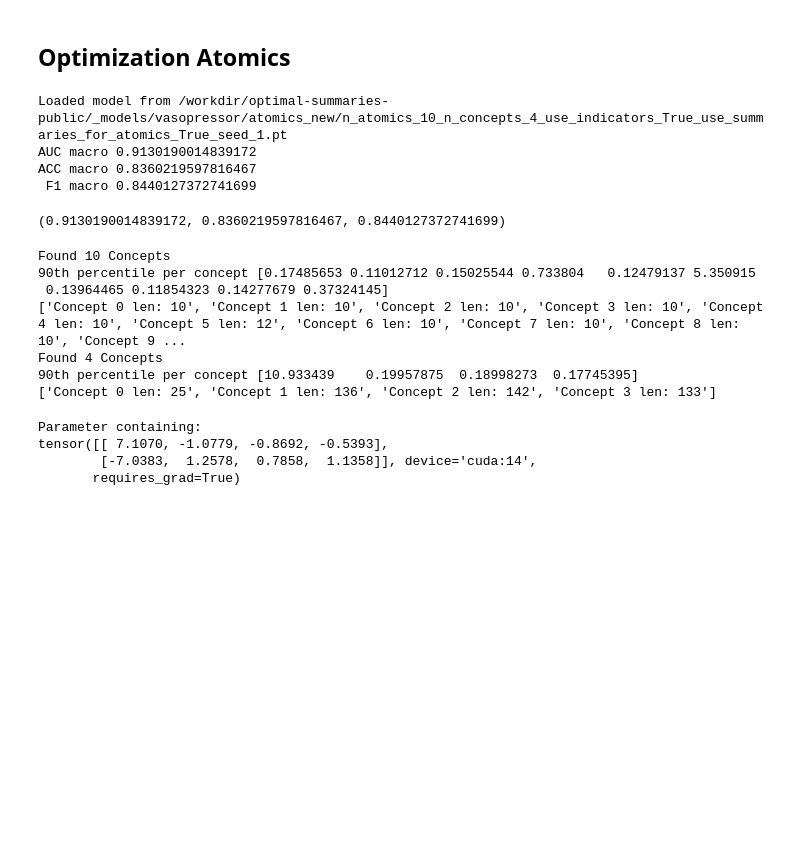
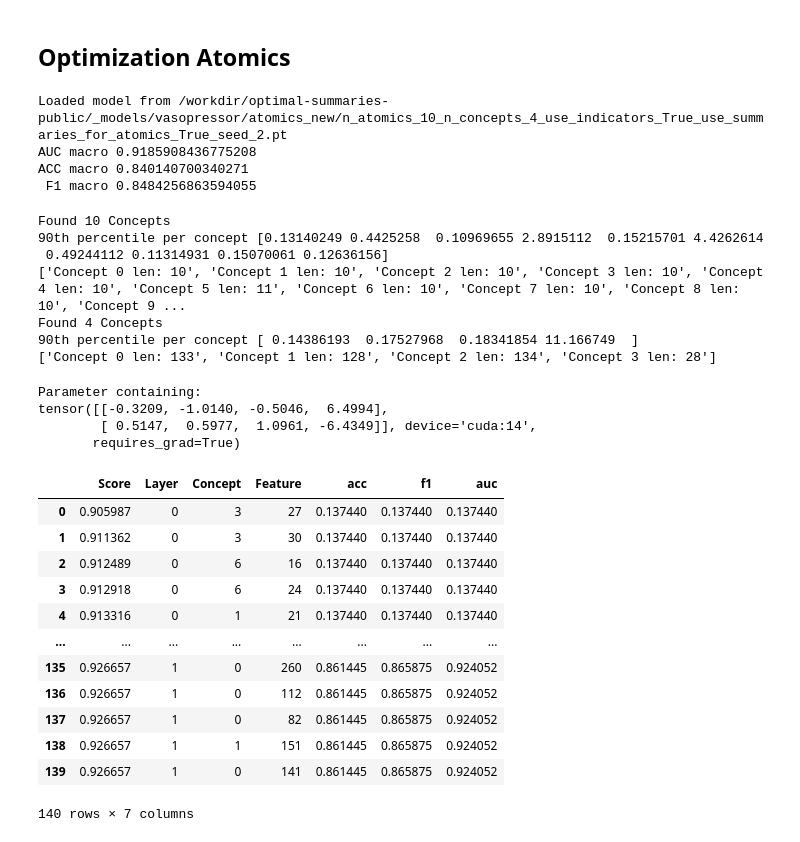
Before and after one commit to KevinArmbruster/optimal-summaries-public, a Jupyter notebook: vasopressor/vasopressor greedy selection copy.ipynb, the cells around one changed output. Cells and saved outputs as stored; diff of their text form; code cells hidden in the pictures; blank space fills up the shorter version.

```diff
--- a/vasopressor/vasopressor greedy selection copy.ipynb
+++ b/vasopressor/vasopressor greedy selection copy.ipynb
@@ -319,53 +319,75 @@ plt.show()
 # %% [markdown]
 ## Optimization Atomics
 # %%
-# feature weights
-config_atomics = {
-    "n_atomics": 10, # 30
-    "n_concepts": 4, # 20
-    "use_indicators": True,
-    "use_summaries_for_atomics": True,
-}
+experiment_folder = "/workdir/optimal-summaries-public/_models/vasopressor/atomics_new/"
 
-experiment_folder = "/workdir/optimal-summaries-public/_models/vasopressor/atomics_new/"
-model_path = experiment_folder + "".join([f"{key}_{{{key}}}_" for key in config_atomics.keys()]) + "seed_{seed}.pt"
+def get_model(random_seed):
+    # feature weights
+    config_atomics = {
+        "n_atomics": 10, # 30
+        "n_concepts": 4, # 20
+        "use_indicators": True,
+        "use_summaries_for_atomics": True,
+    }
 
-train_loader, val_loader, test_loader, class_weights, num_classes, changing_vars, static_names, seq_len = load_and_create_MIMIC_dataloader(output_dim = 2, batch_size = 512, random_state = random_seed)
+    model_path = experiment_folder + "".join([f"{key}_{{{key}}}_" for key in config_atomics.keys()]) + "seed_{seed}.pt"
 
-top_k = "" # "/workdir/optimal-summaries-public/_models/vasopressor/atomics/top-k/bottleneck_topkinds.csv"
+    train_loader, val_loader, test_loader, class_weights, num_classes, changing_vars, static_names, seq_len = load_and_create_MIMIC_dataloader(output_dim = 2, batch_size = 512, random_state = random_seed)
 
-model = models_3d_atomics.CBM(**config_atomics, static_dim=static_dim, changing_dim=changing_dim, seq_len=seq_len, output_dim=2, top_k=top_k, device=device)
-model.fit(train_loader, val_loader, p_weight=class_weights.to(device), save_model_path=model_path.format(**config_atomics, seed = random_seed), max_epochs=10000)
+    top_k = "" # "/workdir/optimal-summaries-public/_models/vasopressor/atomics/top-k/bottleneck_topkinds.csv"
 
-evaluate_classification(model, test_loader, num_classes=num_classes, device=device)
+    model = models_3d_atomics.CBM(**config_atomics, static_dim=static_dim, changing_dim=changing_dim, seq_len=seq_len, output_dim=2, top_k=top_k, device=device)
+    model.fit(train_loader, val_loader, p_weight=class_weights.to(device), save_model_path=model_path.format(**config_atomics, seed = random_seed), max_epochs=10000)
+
+    evaluate_classification(model, test_loader, num_classes=num_classes, device=device)
+    return model
+
+model = get_model(2)
 # %% [output]
-Loaded model from /workdir/optimal-summaries-public/_models/vasopressor/atomics_new/n_atomics_10_n_concepts_4_use_indicators_True_use_summaries_for_atomics_True_seed_1.pt
-AUC macro 0.9130190014839172
-ACC macro 0.8360219597816467
- F1 macro 0.8440127372741699
+Loaded model from /workdir/optimal-summaries-public/_models/vasopressor/atomics_new/n_atomics_10_n_concepts_4_use_indicators_True_use_summaries_for_atomics_True_seed_2.pt
+AUC macro 0.9185908436775208
+ACC macro 0.840140700340271
+ F1 macro 0.8484256863594055
-(0.9130190014839172, 0.8360219597816467, 0.8440127372741699)
 # %%
 top_k_inds = [get_top_features_per_concept(layer) for layer in model.regularized_layers]
 # top_k_inds
 model.layer_output.weight
 # %% [output]
 Found 10 Concepts
-90th percentile per concept [0.17485653 0.11012712 0.15025544 0.733804   0.12479137 5.350915
- 0.13964465 0.11854323 0.14277679 0.37324145]
-['Concept 0 len: 10', 'Concept 1 len: 10', 'Concept 2 len: 10', 'Concept 3 len: 10', 'Concept 4 len: 10', 'Concept 5 len: 12', 'Concept 6 len: 10', 'Concept 7 len: 10', 'Concept 8 len: 10', 'Concept 9 ...
+90th percentile per concept [0.13140249 0.4425258  0.10969655 2.8915112  0.15215701 4.4262614
+ 0.49244112 0.11314931 0.15070061 0.12636156]
+['Concept 0 len: 10', 'Concept 1 len: 10', 'Concept 2 len: 10', 'Concept 3 len: 10', 'Concept 4 len: 10', 'Concept 5 len: 11', 'Concept 6 len: 10', 'Concept 7 len: 10', 'Concept 8 len: 10', 'Concept 9 ...
 Found 4 Concepts
-90th percentile per concept [10.933439    0.19957875  0.18998273  0.17745395]
-['Concept 0 len: 25', 'Concept 1 len: 136', 'Concept 2 len: 142', 'Concept 3 len: 133']
+90th percentile per concept [ 0.14386193  0.17527968  0.18341854 11.166749  ]
+['Concept 0 len: 133', 'Concept 1 len: 128', 'Concept 2 len: 134', 'Concept 3 len: 28']
 Parameter containing:
-tensor([[ 7.1070, -1.0779, -0.8692, -0.5393],
-        [-7.0383,  1.2578,  0.7858,  1.1358]], device='cuda:14',
+tensor([[-0.3209, -1.0140, -0.5046,  6.4994],
+        [ 0.5147,  0.5977,  1.0961, -6.4349]], device='cuda:14',
        requires_grad=True)
 # %%
+auroc_metric = AUROC(task="binary").to(device)
+accuracy_metric = Accuracy(task="binary").to(device)
+f1_metric = F1Score(task="binary").to(device)
+
 track_metrics={"acc": accuracy_metric,
                "f1": f1_metric,
                "auc": auroc_metric,
                }
 
 greedy_results_atomics = greedy_forward_selection(model=model, layers_to_prune=model.regularized_layers, top_k_inds=top_k_inds, val_loader=val_loader, optimize_metric=auroc_metric, device=device, track_metrics=track_metrics)
 greedy_results_atomics
+# %% [output]
+|  | Score | Layer | Concept | Feature | acc | f1 | auc |
+| 0 | 0.905987 | 0 | 3 | 27 | 0.137440 | 0.137440 | 0.137440 |
+| 1 | 0.911362 | 0 | 3 | 30 | 0.137440 | 0.137440 | 0.137440 |
+| 2 | 0.912489 | 0 | 6 | 16 | 0.137440 | 0.137440 | 0.137440 |
+| 3 | 0.912918 | 0 | 6 | 24 | 0.137440 | 0.137440 | 0.137440 |
+| 4 | 0.913316 | 0 | 1 | 21 | 0.137440 | 0.137440 | 0.137440 |
+| ... | ... | ... | ... | ... | ... | ... | ... |
+| 135 | 0.926657 | 1 | 0 | 260 | 0.861445 | 0.865875 | 0.924052 |
+| 136 | 0.926657 | 1 | 0 | 112 | 0.861445 | 0.865875 | 0.924052 |
+| 137 | 0.926657 | 1 | 0 | 82 | 0.861445 | 0.865875 | 0.924052 |
+| 138 | 0.926657 | 1 | 1 | 151 | 0.861445 | 0.865875 | 0.924052 |
+| 139 | 0.926657 | 1 | 0 | 141 | 0.861445 | 0.865875 | 0.924052 |
+140 rows × 7 columns
 # %%
```
Also changed, not shown: parts of 1 cell of this notebook, 7 other files.
